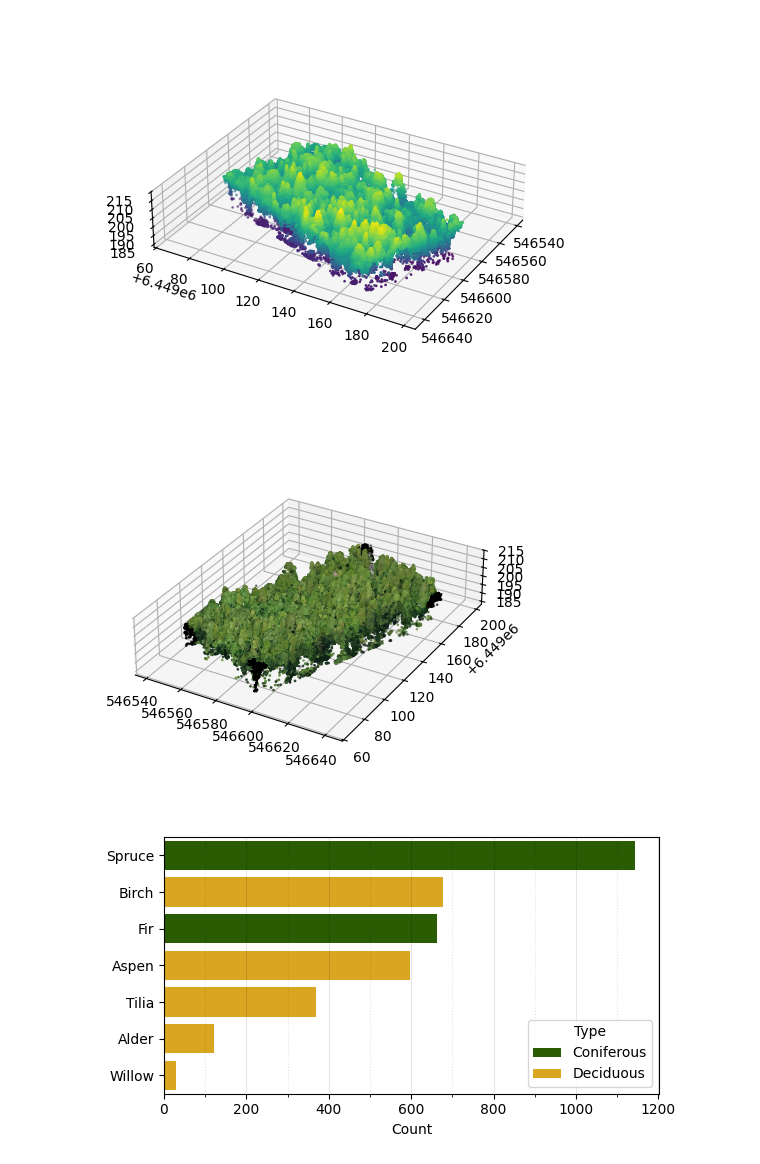
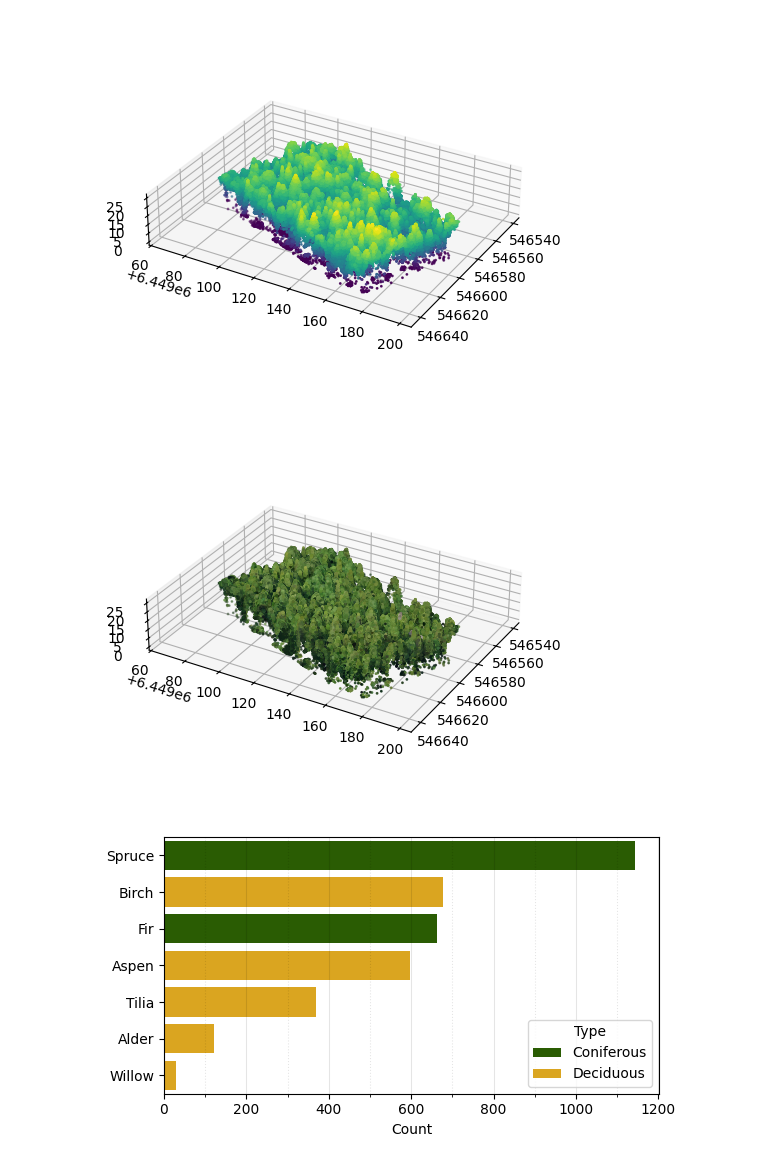
Before and after one commit to iod-ine/thesis, a Jupyter notebook: chapters/03a_lysva_dataset.ipynb, the cells around one changed output. Drawn from its saved outputs; the diff is of its cells as text; code cells hidden in the pictures.

Commit message:
Update the Lysva dataset notebook
Fixed the seed for the field inventory table sample.
Switched to pre-processed clouds for demonstrating color.
Updated captions.

```diff
--- a/chapters/03a_lysva_dataset.ipynb
+++ b/chapters/03a_lysva_dataset.ipynb
@@ -19,12 +17,14 @@ import src
 data_dir = pathlib.Path("../../data").resolve()
 
 data_paths = {
-    "lysva": data_dir / "raw" / "lysva",
+    "lysva-raw": data_dir / "raw" / "lysva",
+    "lysva-interim": data_dir / "interim" / "lysva",
     "trees": data_dir / "raw" / "trees",
 }
 # %%
-lysva_field_survey = gpd.read_file(data_paths["lysva"] / "field_survey.geojson")
-lysva_als_files = sorted((data_paths["lysva"] / "als").glob("*.las"))
+lysva_field_survey = gpd.read_file(data_paths["lysva-raw"] / "field_survey.geojson")
+lysva_als_files = sorted((data_paths["lysva-interim"] / "als").glob("*.las"))
+lysva_ortho_files = sorted((data_paths["lysva-raw"] / "ortho").glob("*.tif"))
 # %%
 #| include: true
 #| label: tbl-inventory-example
@@ -41,26 +41,25 @@ display(HTML(lysva_field_survey.sample(5).to_html(index=False)))
 # %%
-xyz = laspy.read(lysva_als_files[9]).xyz
-
-with rasterio.open(data_paths["lysva"] / "ortho" / "plot_10.tif") as dd:
-    colors = np.stack([c for c in dd.sample(xyz[:, :2])])
+las = laspy.read(lysva_als_files[9])
+xyz = las.xyz
+color = np.stack([las.red, las.green, las.blue], axis=1)
 # %%
 #| include: true
 #| label: fig-example-3d-point-cloud
 #| layout-ncol: 2
-#| fig-cap: This is a caption of this figure.
+#| fig-cap: A 3D visualisation of a UAV LiDAR point cloud of plot 10.
 #| fig-subcap:
-#|   - Abc
-#|   - Def
+#|   - Points colored by height.
+#|   - Points assigned color by sampling the orthophoto.
 
 params = {
     "azim": 30,
 }
 
 ax = src.visualization.clouds.scatter_point_cloud_3d(xyz, **params)
-src.visualization.clouds.scatter_point_cloud_3d(xyz, color=colors / 255);
+src.visualization.clouds.scatter_point_cloud_3d(xyz, color=color / 255, **params);
 # %% [output]
-[figure, old version]
+[figure, new version]
-[figure, old version]
+[figure, new version]
 # %%
 #| include: true
 #| label: fig-lysva-species-distribution
```
Also changed, not shown: parts of 3 cells of this notebook.
